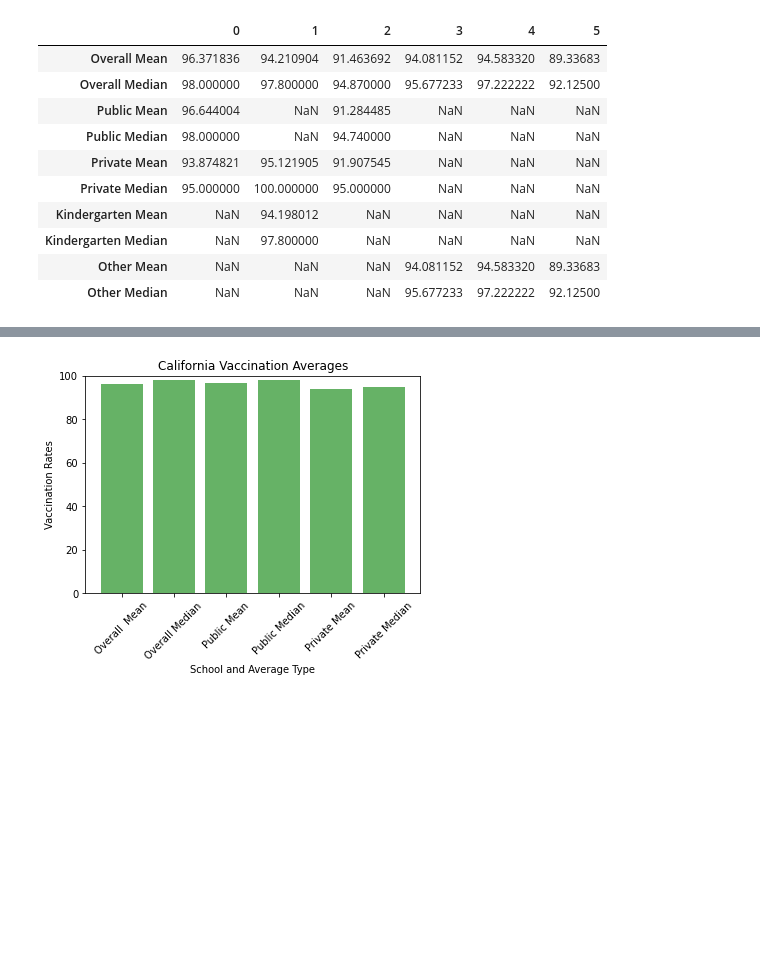
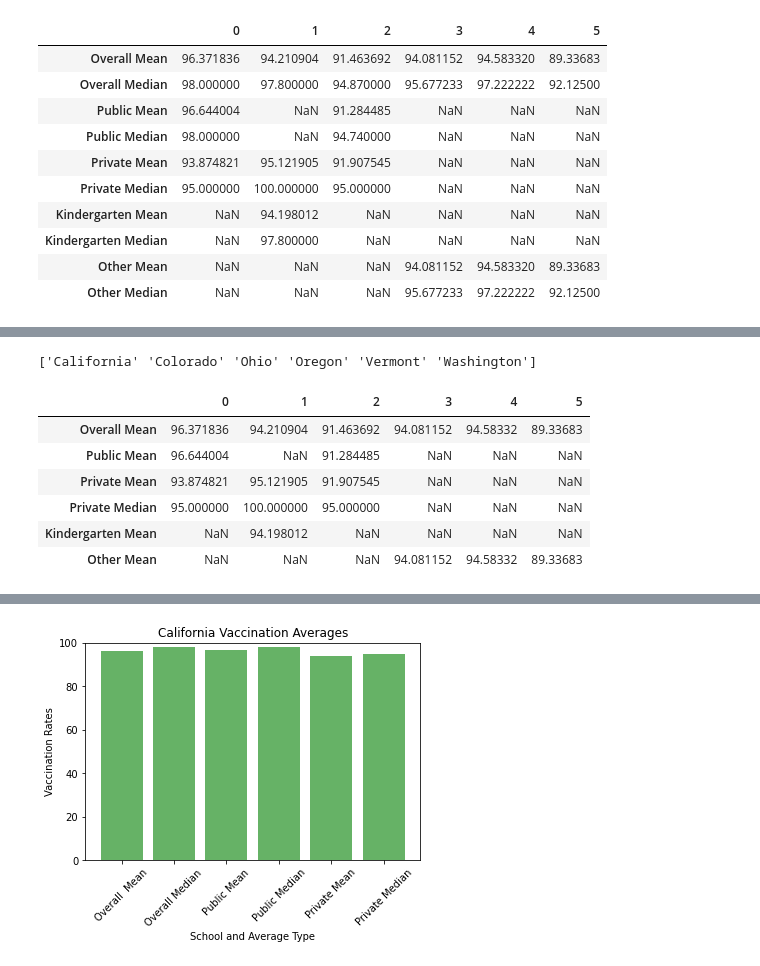
Before and after one commit to mel-c-lowe/UMN_Bootcamp_Project_One, a Jupyter notebook: MMR Vaccinations Trends.ipynb, the cells around one changed output, grey strips where cells are left out. Cells and saved outputs as stored; diff of their text form; code cells hidden in the pictures; blank space fills up the shorter version.

```diff
--- a/MMR Vaccinations Trends.ipynb
+++ b/MMR Vaccinations Trends.ipynb
@@ -406,0 +414,17 @@ plt.show()
+# %%
+print(states)
+avg_by_state
+mean_by_type = avg_by_state.drop(columns=["Count of Schools", "State",
+                                          "Overall Median", "Public Median",
+                                          "Kindergarten Median", "Other Median"])
+mean_by_type = mean_by_type.T
+mean_by_type
+# %% [output]
+['California' 'Colorado' 'Ohio' 'Oregon' 'Vermont' 'Washington']
+|  | 0 | 1 | 2 | 3 | 4 | 5 |
+| Overall Mean | 96.371836 | 94.210904 | 91.463692 | 94.081152 | 94.58332 | 89.33683 |
+| Public Mean | 96.644004 | NaN | 91.284485 | NaN | NaN | NaN |
+| Private Mean | 93.874821 | 95.121905 | 91.907545 | NaN | NaN | NaN |
+| Private Median | 95.000000 | 100.000000 | 95.000000 | NaN | NaN | NaN |
+| Kindergarten Mean | NaN | 94.198012 | NaN | NaN | NaN | NaN |
+| Other Mean | NaN | NaN | NaN | 94.081152 | 94.58332 | 89.33683 |
```
Also changed, not shown: parts of 3 cells of this notebook.
